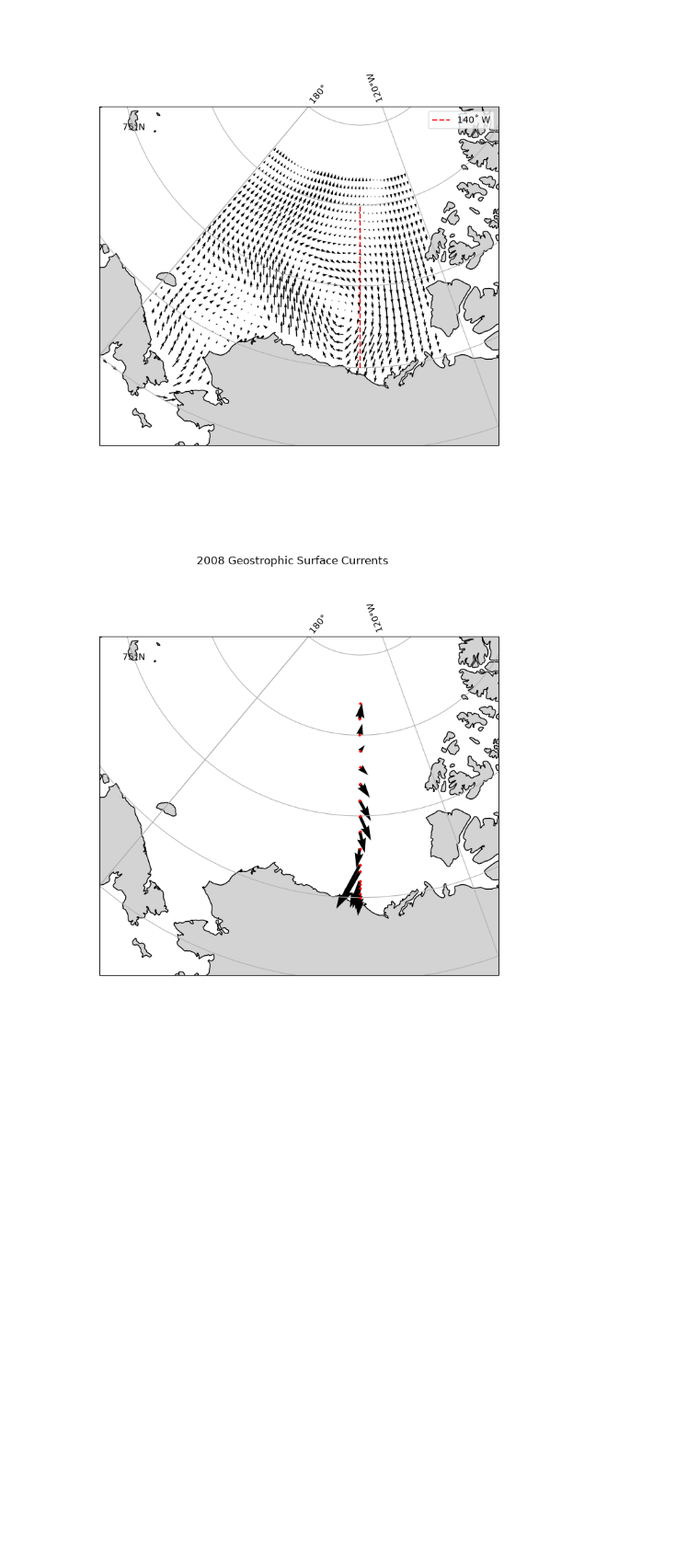
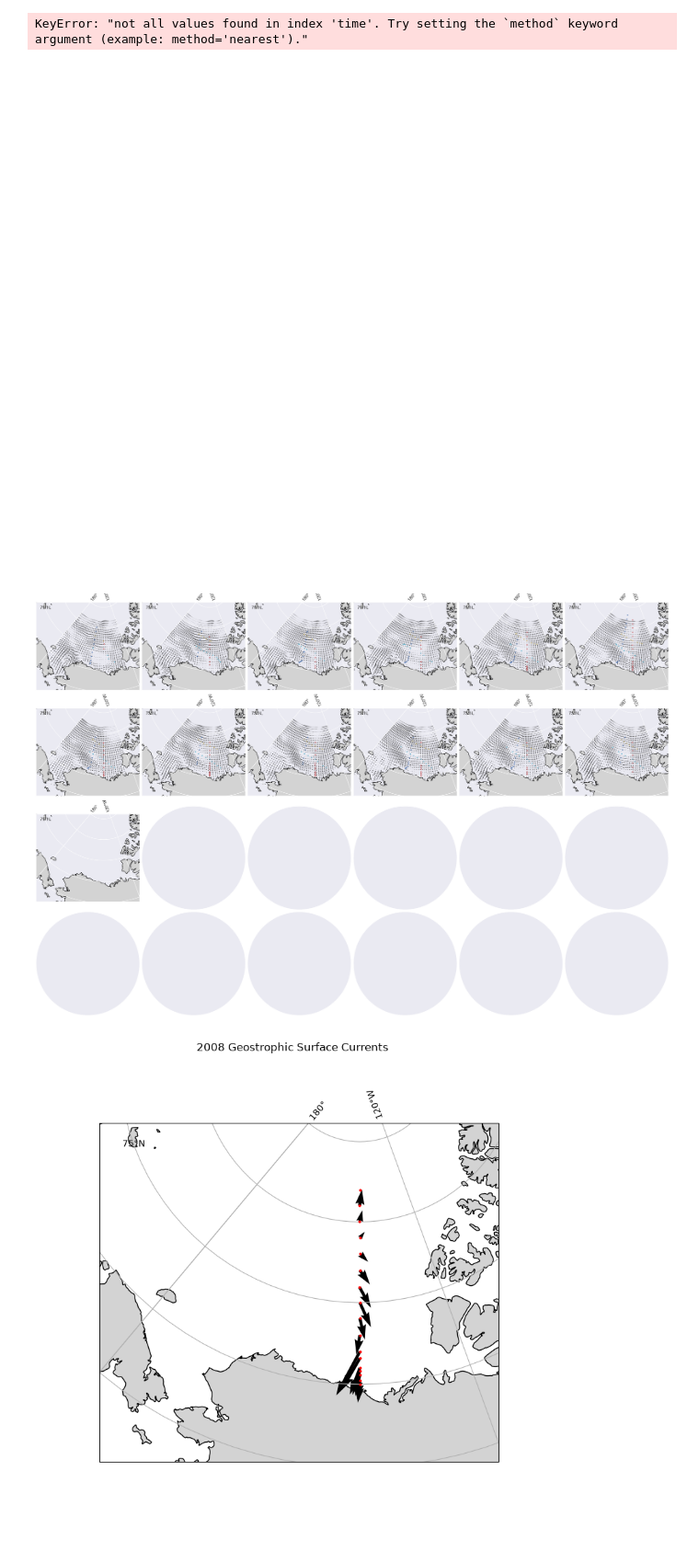
Before and after one commit to ben-sprague/3D-TEA-BAG, a Jupyter notebook: currents.ipynb, the cells around one changed output. Shown at 92% size. Saved outputs shown, nothing was run; the diff lists cells and outputs as text; code cells hidden in the pictures; blank space fills up the shorter version.

```diff
--- a/currents.ipynb
+++ b/currents.ipynb
@@ -39,37 +45,71 @@ for key in e_ns_cruise_transects:
 # %%
 #Load in Satellite Data
 sat_data = DataServer("/Users/ben/Desktop/3D-TEA-BAG/data/CPOM_DOT.nc", "/Users/ben/Desktop/3D-TEA-BAG/data/Full_DOT_data_Arco_2025_09.nc")
-
-for key in e_ns_cruise_transects:
-    transect = e_ns_cruise_transects[key]
+# %%
+def plot_currents(year: int, ax: plt.Axes) -> plt.Axes:
+    if year < 2015:
+        sub_ds = sat_data.sat_ds_old.sel(lat = slice(extent[2],extent[3],step), lon = slice(extent[0],extent[1],step), time = np.datetime64(f"{year}-09-01"))
+
+        lon_mesh, lat_mesh = np.meshgrid(sub_ds['lon'], sub_ds['lat'])
+
+
+
+        #Plot the surface currents
+        ax.quiver(lon_mesh, lat_mesh, sub_ds['U'].values, sub_ds['V'].values, transform = ccrs.PlateCarree(), label = 'Geostrophic Surface Current')
+
+        #Finish the plot off
+        ax.set_title(f"September {year}")
 # %%
 #Setup the basemap
-year = 2008
 transect_location_figure = plt.figure(figsize=(8,8))
 projection=ccrs.NorthPolarStereo(central_longitude=-140)
 extent = [-180, -120, 65, 85]
 step = 2
 
-sub_ds = sat_data.sat_ds_old.sel(lat = slice(65,85,step), lon = slice(-180,-120,step), time = np.datetime64(f"{year}-09-01"))
+mega_figure = plt.figure(figsize = (24, 16), layout="constrained")
 
-lon_mesh, lat_mesh = np.meshgrid(sub_ds['lon'], sub_ds['lat'])
+sns.set_theme()
 
-ax = mapper.setup_map(figure=transect_location_figure,
-                 projection=projection,
-                 extent=extent)
+years = e_ns_cruise_transects.keys()
+data_sets_dicts = [e_ns_cruise_transects, w_ns_cruise_transects, n_ew_cruise_transects, s_ew_cruise_transects]
+track_names = ['140˚W South to North', '150˚W South to North', '78˚-75˚N West to East','76˚-71˚N West to East']
+track_colors = ['r', 'b', 'y', 'c']
 
-#Plot the surface currents
-ax.quiver(lon_mesh, lat_mesh, sub_ds['U'].values, sub_ds['V'].values, transform = ccrs.PlateCarree())
+mega_figure.clf()
+axs = mega_figure.subplots(4,6, subplot_kw={"projection": projection})
 
-ax.plot([-140,-140], [70,80], 'r--',transform = ccrs.PlateCarree(), label = '140˚ W')
+for i, year in enumerate(years):
+    #Setbup basemap
+    index = np.unravel_index(i, (4,6))
+    ax = axs[index]
+    ax.set_extent(extent, crs=ccrs.PlateCarree())
+    ax.add_feature(cfeature.LAND, facecolor="lightgray")
+    ax.add_feature(cfeature.COASTLINE)
+    ax.gridlines(draw_labels=True)
 
-#Finish the plot off
-plt.title(f"{year} Geostrophic Surface Currents") #WHY DOESNT THIS WORK?
+    #Draw currents
+    plot_currents(year, ax)
 
+    for j, transect_dict in enumerate(data_sets_dicts):
+        transect = transect_dict[year]
+        ax.plot(transect['lon'],
+                transect['lat'],
+                marker = 'o',
+                markersize = 2,
+                color = track_colors[j],
+                linestyle = 'None',
+                transform = ccrs.PlateCarree(),
+                label = track_names[j] if i == 0 else "_nolegend_")
+
+    ax.set_title(f"September {year} Geostrophic Currents")
+
+mega_figure.suptitle(f"Surface Geostrophic Currents")
 plt.legend()
-plt.show()
+plt.savefig(f"/Users/ben/Desktop/3D-TEA-BAG/plots/18AUG26/surf_currents.png")
 # %% [output]
+KeyError: "not all values found in index 'time'. Try setting the `method` keyword argument (example: method='nearest')."
-[figure, old version]
+[figure, new version]
+[figure, added]
 # %%
 transect = e_ns_cruise_transects[year]
 transect_location_figure = plt.figure(figsize=(8,8))
```
Also changed, not shown: parts of 6 cells of this notebook.
